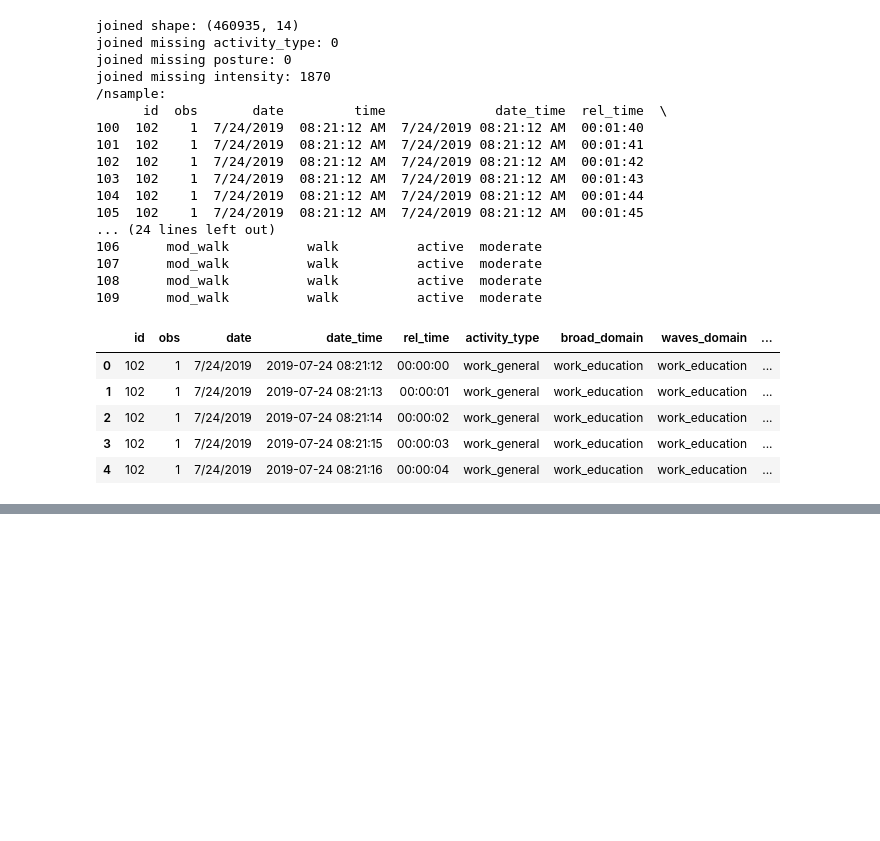
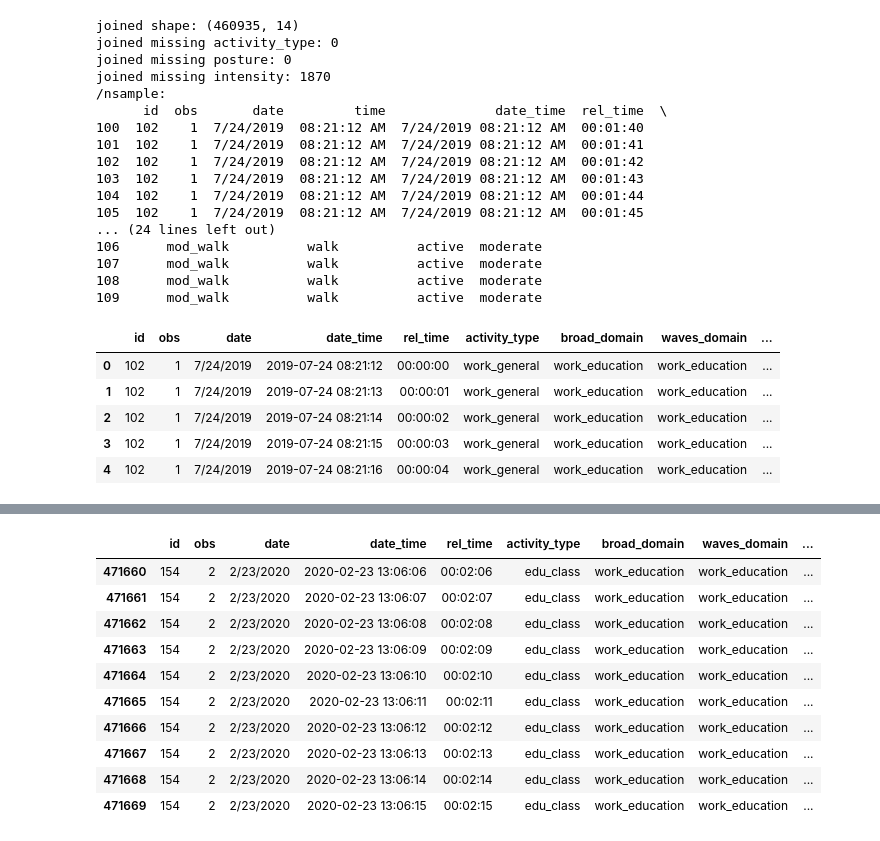
Before and after one commit to CameronWafer/WAVES, a Jupyter notebook: ACT24 Full Code/dataCleanOneChunk_ACT.ipynb, the cells around one changed output, grey strips where cells are left out. Cells and saved outputs as stored; diff of their text form; code cells hidden in the pictures; blank space fills up the shorter version.

Commit message:
right before i go ham on fixing missing rel_time

```diff
--- a/ACT24 Full Code/dataCleanOneChunk_ACT.ipynb
+++ b/ACT24 Full Code/dataCleanOneChunk_ACT.ipynb
@@ -891,0 +995,16 @@ array([102, 116, 117, 122, 124, 126, 127, 128, 129, 130, 131, 132, 133,
+# %%
+testtest = act_wstep_df[act_wstep_df["id"] == 154]
+testtest = testtest[testtest["obs"] == 2]
+testtest.iloc[126:136]
+# %% [output]
+|  | id | obs | date | date_time | rel_time | activity_type | broad_domain | waves_domain | ... |
+| 471660 | 154 | 2 | 2/23/2020 | 2020-02-23 13:06:06 | 00:02:06 | edu_class | work_education | work_education | ... |
+| 471661 | 154 | 2 | 2/23/2020 | 2020-02-23 13:06:07 | 00:02:07 | edu_class | work_education | work_education | ... |
+| 471662 | 154 | 2 | 2/23/2020 | 2020-02-23 13:06:08 | 00:02:08 | edu_class | work_education | work_education | ... |
+| 471663 | 154 | 2 | 2/23/2020 | 2020-02-23 13:06:09 | 00:02:09 | edu_class | work_education | work_education | ... |
+| 471664 | 154 | 2 | 2/23/2020 | 2020-02-23 13:06:10 | 00:02:10 | edu_class | work_education | work_education | ... |
+| 471665 | 154 | 2 | 2/23/2020 | 2020-02-23 13:06:11 | 00:02:11 | edu_class | work_education | work_education | ... |
+| 471666 | 154 | 2 | 2/23/2020 | 2020-02-23 13:06:12 | 00:02:12 | edu_class | work_education | work_education | ... |
+| 471667 | 154 | 2 | 2/23/2020 | 2020-02-23 13:06:13 | 00:02:13 | edu_class | work_education | work_education | ... |
+| 471668 | 154 | 2 | 2/23/2020 | 2020-02-23 13:06:14 | 00:02:14 | edu_class | work_education | work_education | ... |
+| 471669 | 154 | 2 | 2/23/2020 | 2020-02-23 13:06:15 | 00:02:15 | edu_class | work_education | work_education | ... |
```
Also changed, not shown: parts of 11 cells of this notebook, 1 other file.
